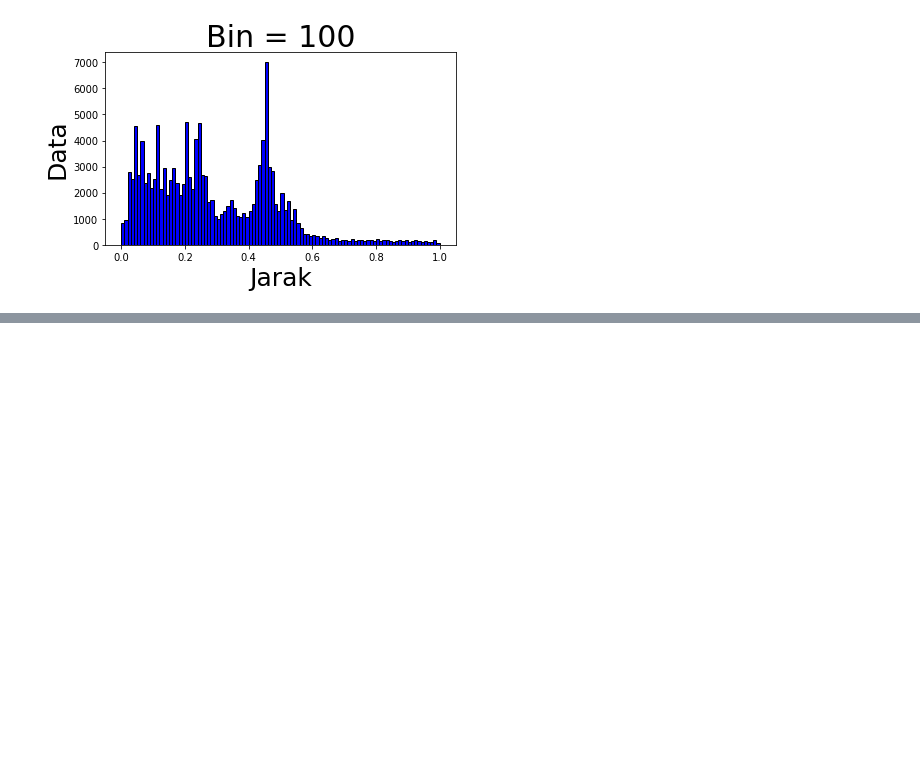
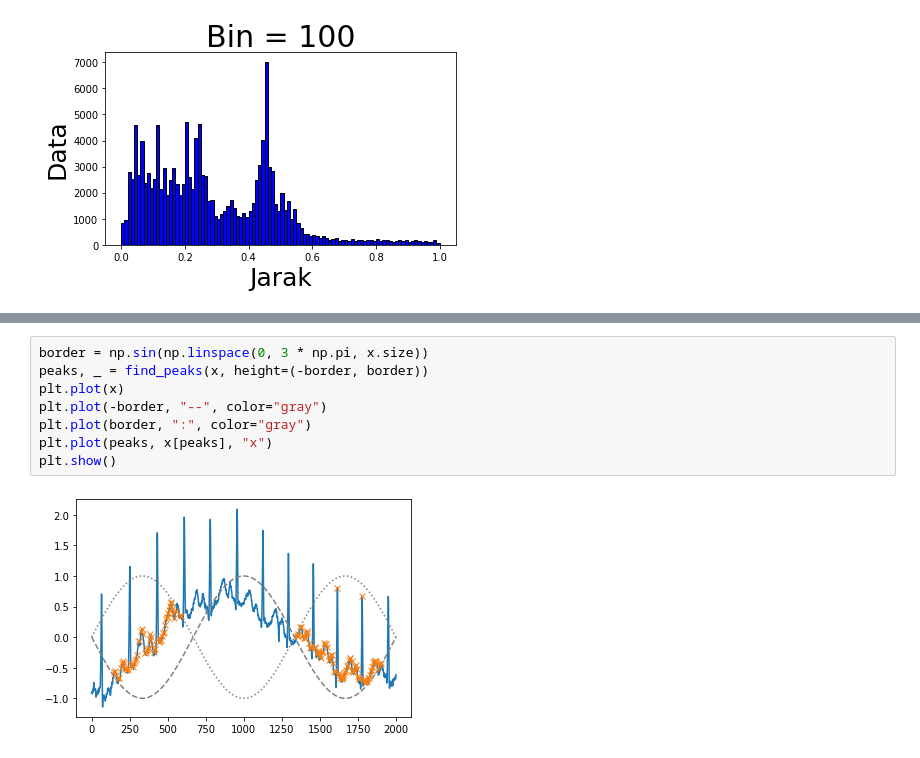
Before and after one commit to panoet/tugas-besar-2-machine-learning-umb, a Jupyter notebook: main.ipynb, the cells around one changed output, grey strips where cells are left out. Saved outputs shown, nothing was run; the diff lists cells and outputs as text; blank space fills up the shorter version.

```diff
--- a/main.ipynb
+++ b/main.ipynb
@@ -193,0 +141,10 @@ print("Silhouette Coefficient: %0.3f"
+# %%
+border = np.sin(np.linspace(0, 3 * np.pi, x.size))
+peaks, _ = find_peaks(x, height=(-border, border))
+plt.plot(x)
+plt.plot(-border, "--", color="gray")
+plt.plot(border, ":", color="gray")
+plt.plot(peaks, x[peaks], "x")
+plt.show()
+# %% [output]
+[figure, added]
```
Also changed, not shown: parts of 10 cells of this notebook.
